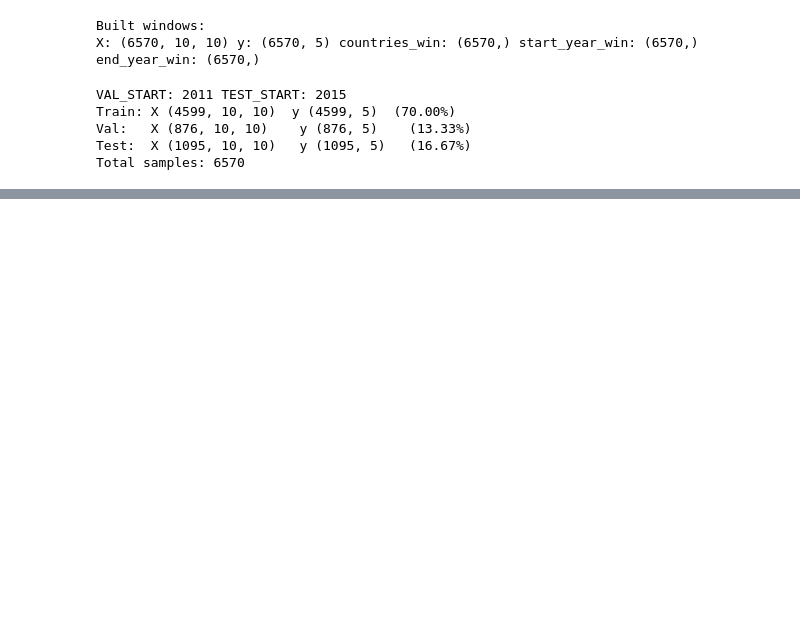
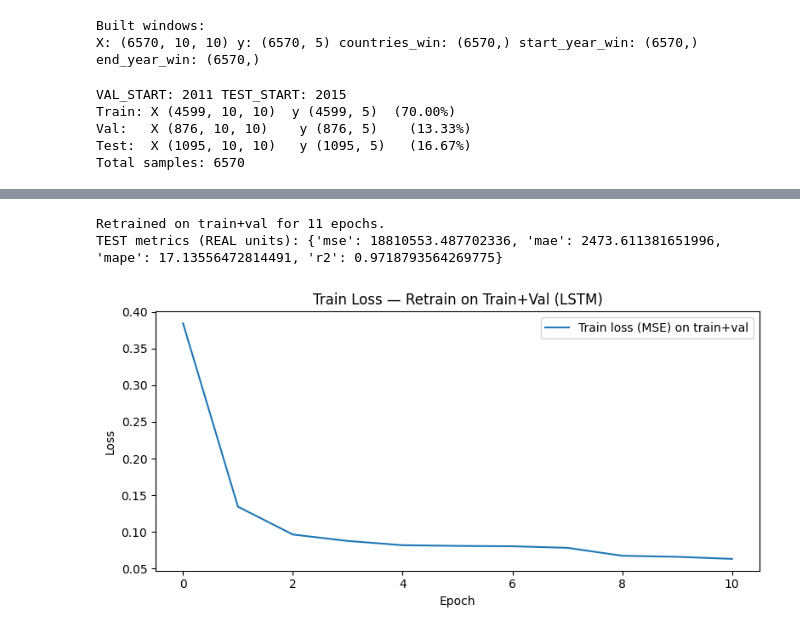
Before and after one commit to shaikm7d/Global-GDP-Forecasting-using-Deep-Learning, a Jupyter notebook: Time_Series_Forecasting.ipynb, the cells around one changed output, grey strips where cells are left out. Cells and saved outputs as stored; diff of their text form; code cells hidden in the pictures; blank space fills up the shorter version.

```diff
--- a/Time_Series_Forecasting.ipynb
+++ b/Time_Series_Forecasting.ipynb
@@ -435,4 +455,18 @@ cnn_lstm_space = {
     "lr":                 [1e-4, 3e-4, 1e-3, 3e-3],
     "weight_decay":       [0.0, 1e-6, 1e-5, 1e-4],
 }
+
+# Transformer search space
+# NOTE: nhead must divide d_model (valid pairs provided below)
+transformer_space = {
+    "d_model":         [64, 128, 256],
+    "nhead":           [4, 8], # valid with d_model 64/128/256 (64%8=0, 128%8=0, 256%8=0)
+    "num_layers":      [2, 4, 6],
+    "dim_feedforward": [256, 512, 1024],
+    "dropout":         [0.0, 0.1, 0.2, 0.3],
+    "use_causal_attention": [True],
+    "lr":              [1e-4, 3e-4, 1e-3, 3e-3],
+    "weight_decay":    [0.0, 1e-6, 1e-5, 1e-4],
+    "input_length":    [X_train_tensor.shape[1]],
+}
 # %%
@@ -589,3 +608,51 @@ TEST metrics: {'mse': 0.0288084550061676, 'mae': 0.09371255005884184, 'mape': 45
+# %%
+# Retrain on FULL (train + val), then evaluate on TEST
+# We use the number of epochs learned above (best_epoch) so we don't need a val set.
+
+full_train_dataset = torch.utils.data.ConcatDataset([
+    TensorDataset(X_train_tensor, y_train_tensor),
+    TensorDataset(X_val_tensor, y_val_tensor)
+])
+
+full_train_loader = DataLoader(full_train_dataset, batch_size=256, shuffle=True, drop_last=False)
+
+full_model = build_model(best_model_name, input_size, output_size, best_hp)
+
+criterion = nn.MSELoss()
+optimizer = torch.optim.Adam(full_model.parameters(), lr=best_hp["lr"], weight_decay=best_hp["weight_decay"])
+
+train_losses = []
+epochs_to_train = max(1, best_epoch)  # best_epoch is 1-based
+
+for epoch in range(1, epochs_to_train + 1):
+    tr = train_one_epoch(full_model, full_train_loader, optimizer, criterion)
+    train_losses.append(tr)
+
+# Test metrics (REAL units)
+test_pred_s, test_true_s = predict_loader(full_model, test_loader)
+
+# Inverse transform to real units
+y_pred = scaler_y.inverse_transform(test_pred_s.numpy().reshape(-1, 1)).reshape(test_pred_s.shape)
+y_true = scaler_y.inverse_transform(test_true_s.numpy().reshape(-1, 1)).reshape(test_true_s.shape)
+
+test_metrics_real = regression_metrics(y_true, y_pred)
+
+print(f"Retrained on train+val for {epochs_to_train} epochs.")
+print("TEST metrics (REAL units):", test_metrics_real)
+
+# Plot learning curves
+plt.figure(figsize=(8,4))
+plt.plot(train_losses, label="Train loss (MSE) on train+val")
+plt.xlabel("Epoch")
+plt.ylabel("Loss")
+plt.title(f"Train Loss — Retrain on Train+Val ({best_model_name.upper()})")
+plt.legend()
+plt.tight_layout()
+plt.show()
+# %% [output]
+Retrained on train+val for 11 epochs.
+TEST metrics (REAL units): {'mse': 18810553.487702336, 'mae': 2473.611381651996, 'mape': 17.13556472814491, 'r2': 0.9718793564269775}
+[figure, added]
 # %%
 # Visualisation of the forecastings
 # We build fuction to streamline this
```
Also changed, not shown: parts of 9 cells of this notebook, 3 other files.
